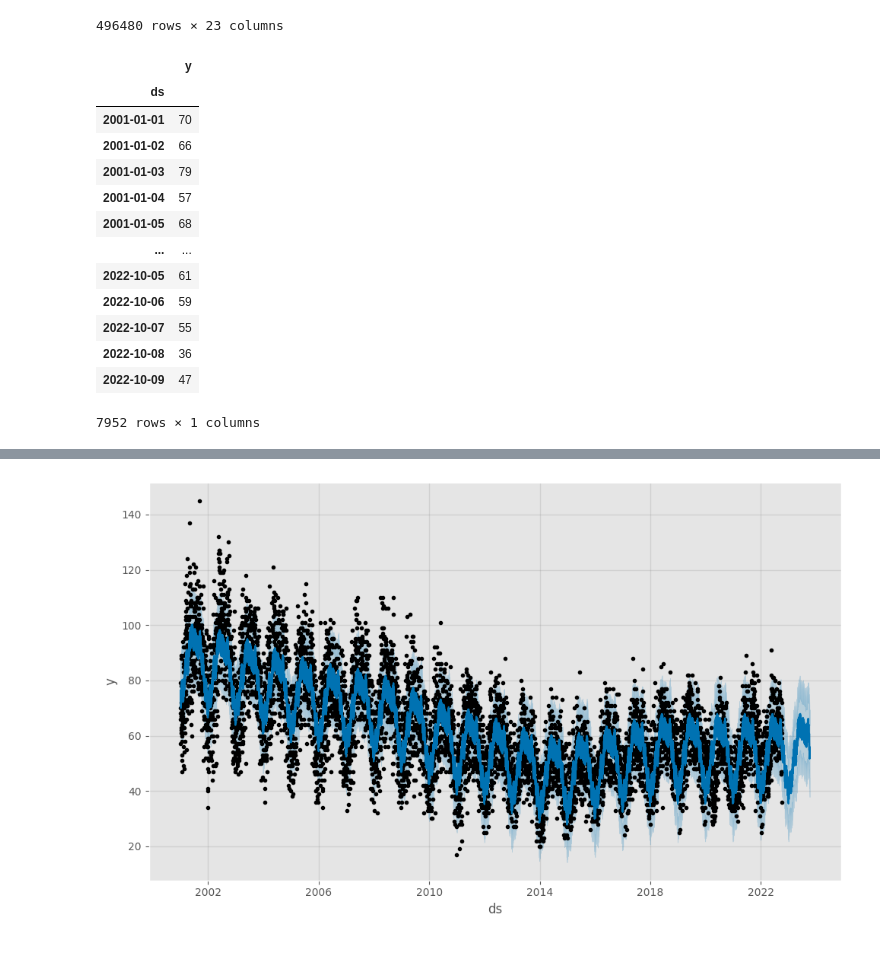
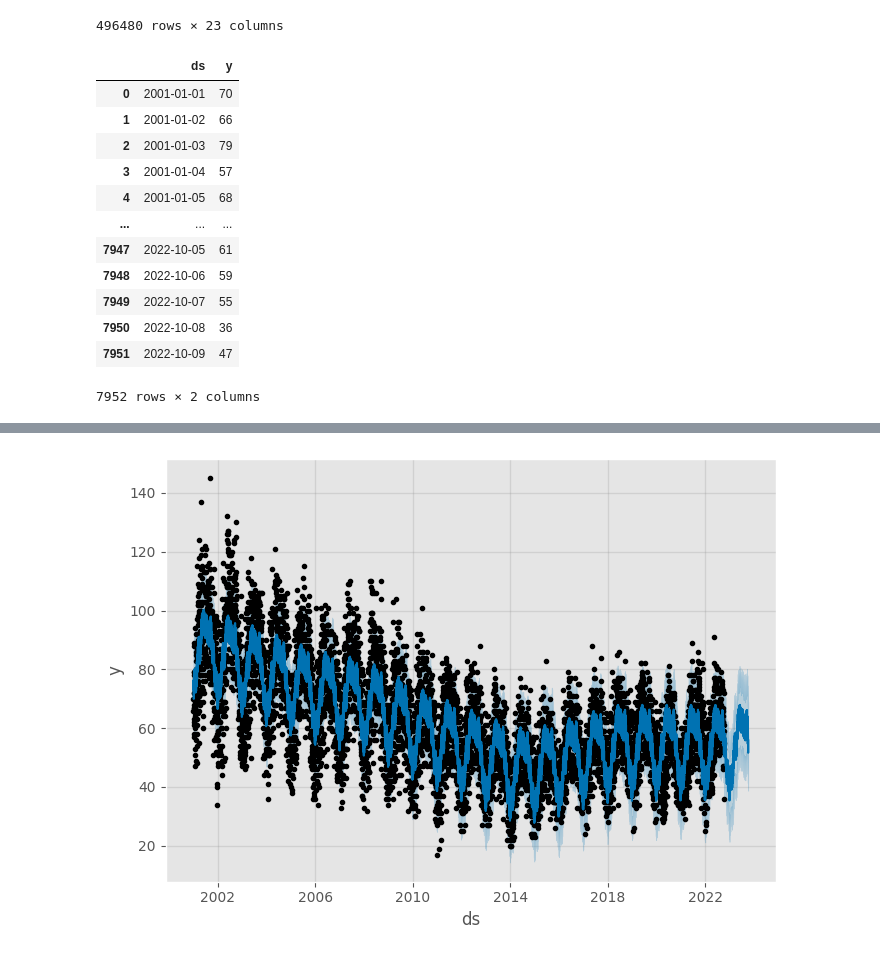
Before and after one commit to Zamanax/B4-Time-series, a Jupyter notebook: timeseries.ipynb, the cells around one changed output, grey strips where cells are left out. Drawn from its saved outputs; the diff is of its cells as text; code cells hidden in the pictures.

```diff
--- a/timeseries.ipynb
+++ b/timeseries.ipynb
@@ -415,23 +417,21 @@ assaults
 assaults_prophet = assaults.groupby("Date day").size().reset_index()
 assaults_prophet.columns = ["ds", "y"]
 assaults_prophet.ds = pd.to_datetime(assaults_prophet.ds)
-assaults_prophet.set_index("ds", inplace=True)
 assaults_prophet
 # %% [output]
-|  | y |
-| ds |  |
-| 2001-01-01 | 70 |
-| 2001-01-02 | 66 |
-| 2001-01-03 | 79 |
-| 2001-01-04 | 57 |
-| 2001-01-05 | 68 |
-| ... | ... |
-| 2022-10-05 | 61 |
-| 2022-10-06 | 59 |
-| 2022-10-07 | 55 |
-| 2022-10-08 | 36 |
-| 2022-10-09 | 47 |
+|  | ds | y |
+| 0 | 2001-01-01 | 70 |
+| 1 | 2001-01-02 | 66 |
+| 2 | 2001-01-03 | 79 |
+| 3 | 2001-01-04 | 57 |
+| 4 | 2001-01-05 | 68 |
+| ... | ... | ... |
+| 7947 | 2022-10-05 | 61 |
+| 7948 | 2022-10-06 | 59 |
+| 7949 | 2022-10-07 | 55 |
+| 7950 | 2022-10-08 | 36 |
+| 7951 | 2022-10-09 | 47 |
-7952 rows × 1 columns
+7952 rows × 2 columns
 # %%
 # Fit a prophet model
 assaults_prophet_model = Prophet()
@@ -442,6 +442,6 @@ predictions = assaults_prophet_model.make_future_dataframe(periods=365)
 predictions = assaults_prophet_model.predict(predictions)
 assaults_prophet_predictions = predictions
 
-assaults_prophet_model.plot(predictions)
+assaults_prophet_model.plot(predictions, figsize=(7,5))
 plt.show()
 # %% [output]
@@ -450 +450 @@ plt.show()
-[figure, old version]
+[figure, new version]
```
Also changed, not shown: parts of 16 cells of this notebook.
